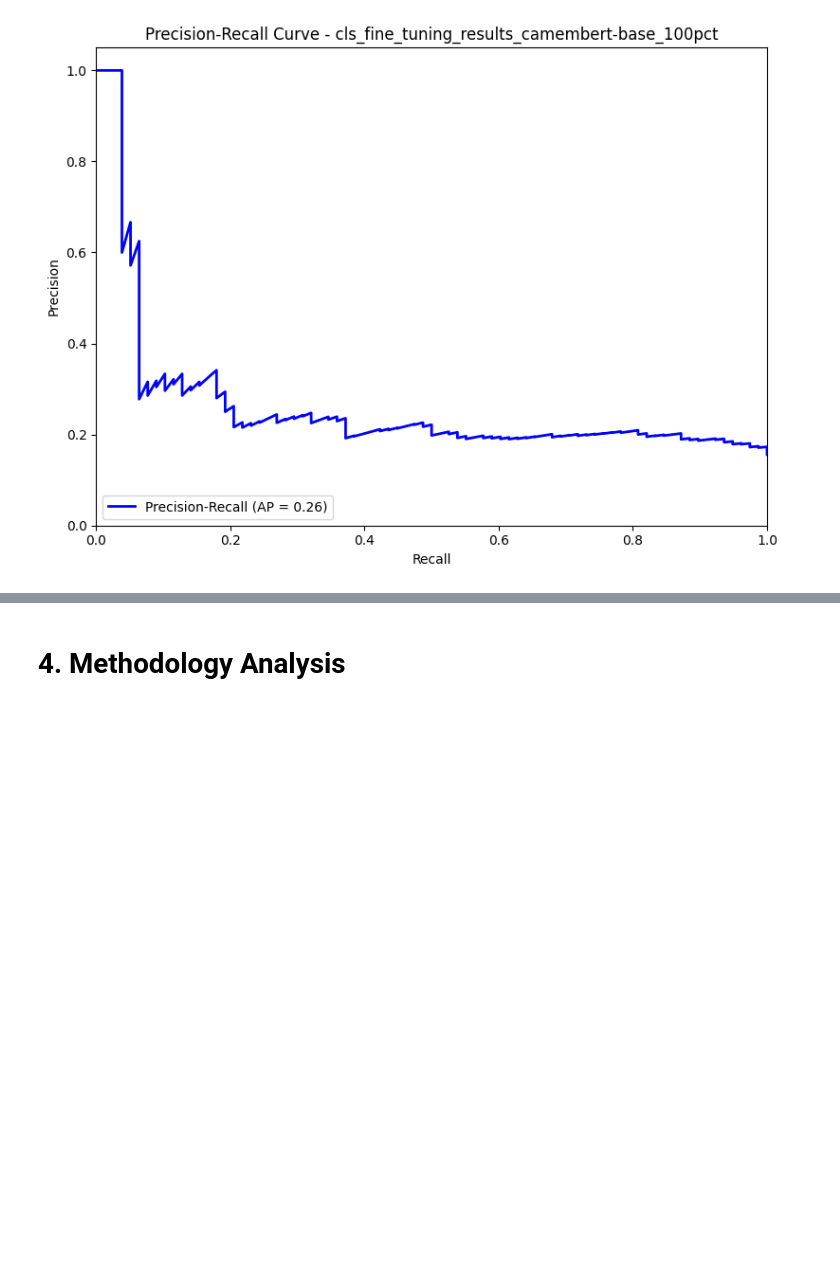
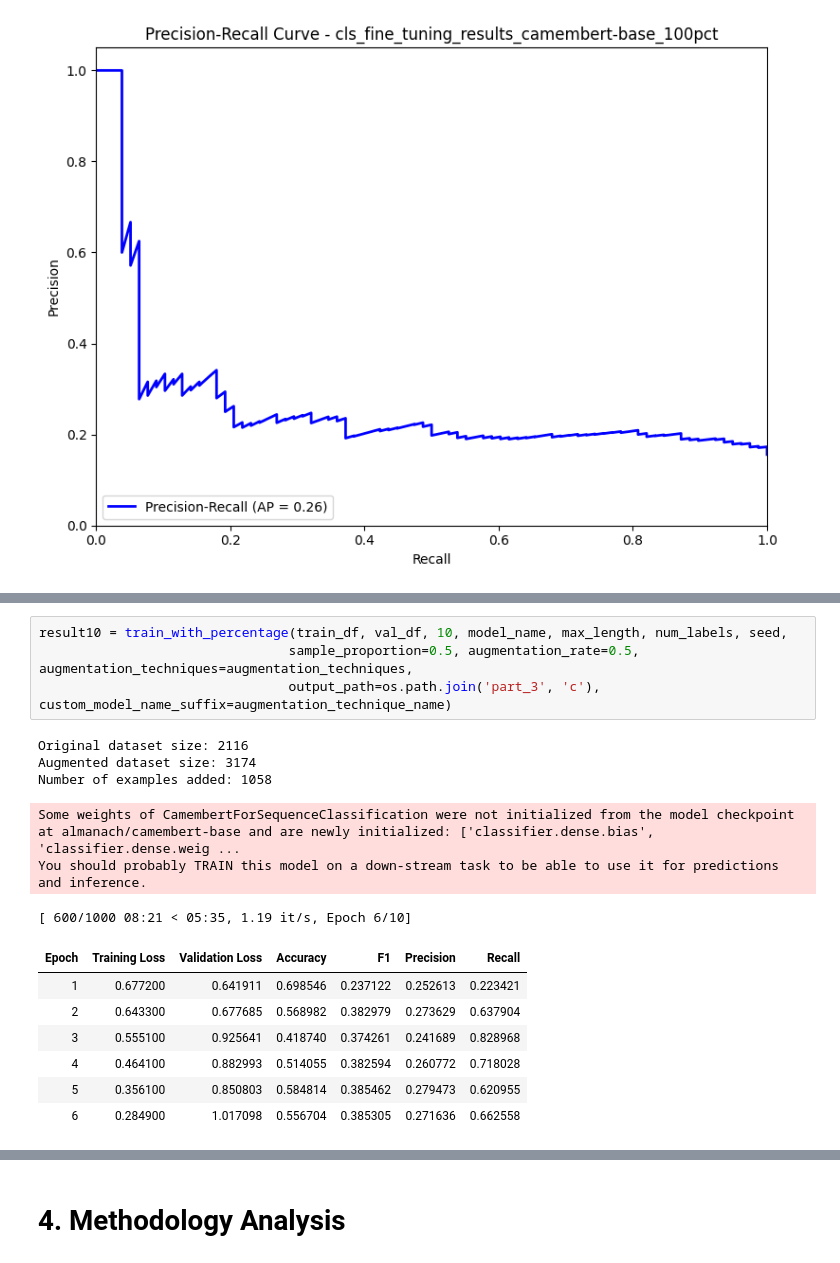
Before and after one commit to pablo-fdz/adv_nlp_final_assessment, a Jupyter notebook: part_3_soa_comparison_pablo.ipynb, the cells around one changed output, grey strips where cells are left out. Cells and saved outputs as stored; diff of their text form; blank space fills up the shorter version.

```diff
--- a/part_3_soa_comparison_pablo.ipynb
+++ b/part_3_soa_comparison_pablo.ipynb
@@ -373,0 +382,18 @@ plot_comparison(results, metric='eval_f1')
+# %%
+result10 = train_with_percentage(train_df, val_df, 10, model_name, max_length, num_labels, seed,
+                                sample_proportion=0.5, augmentation_rate=0.5, augmentation_techniques=augmentation_techniques,
+                                output_path=os.path.join('part_3', 'c'), custom_model_name_suffix=augmentation_technique_name)
+# %% [output]
+Original dataset size: 2116
+Augmented dataset size: 3174
+Number of examples added: 1058
+Some weights of CamembertForSequenceClassification were not initialized from the model checkpoint at almanach/camembert-base and are newly initialized: ['classifier.dense.bias', 'classifier.dense.weig ...
+You should probably TRAIN this model on a down-stream task to be able to use it for predictions and inference.
+[ 600/1000 08:21 < 05:35, 1.19 it/s, Epoch 6/10]
+| Epoch | Training Loss | Validation Loss | Accuracy | F1 | Precision | Recall |
+| 1 | 0.677200 | 0.641911 | 0.698546 | 0.237122 | 0.252613 | 0.223421 |
+| 2 | 0.643300 | 0.677685 | 0.568982 | 0.382979 | 0.273629 | 0.637904 |
+| 3 | 0.555100 | 0.925641 | 0.418740 | 0.374261 | 0.241689 | 0.828968 |
+| 4 | 0.464100 | 0.882993 | 0.514055 | 0.382594 | 0.260772 | 0.718028 |
+| 5 | 0.356100 | 0.850803 | 0.584814 | 0.385462 | 0.279473 | 0.620955 |
+| 6 | 0.284900 | 1.017098 | 0.556704 | 0.385305 | 0.271636 | 0.662558 |
```
Also changed, not shown: parts of 17 cells of this notebook, 3 other files.
